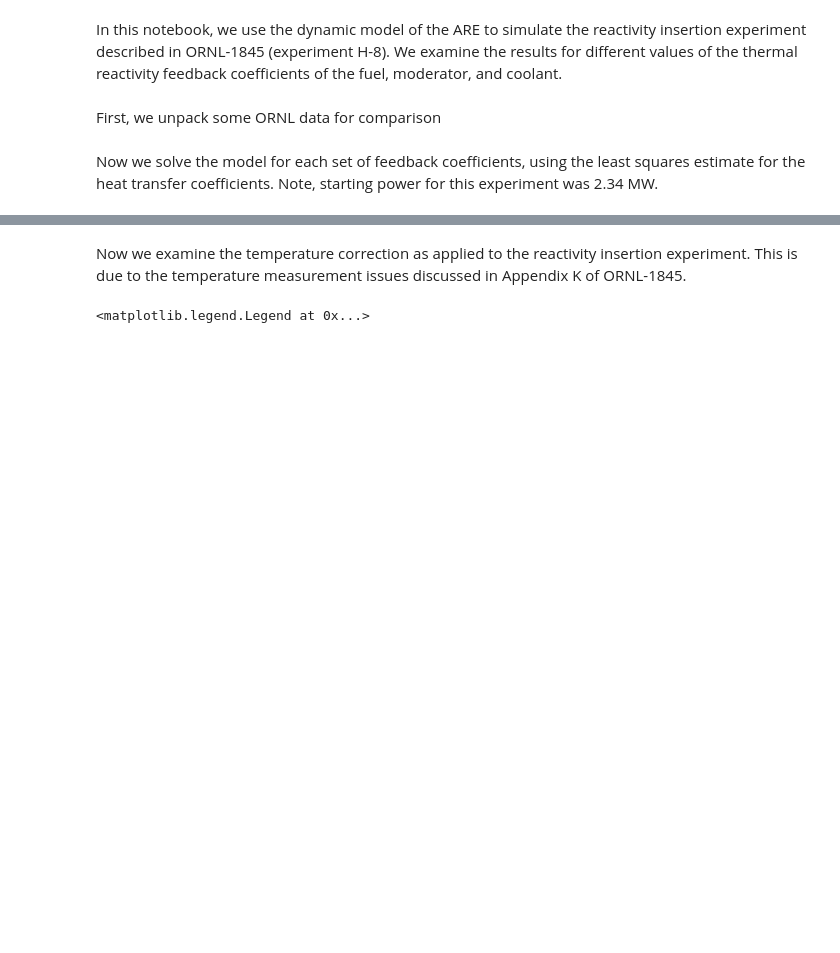
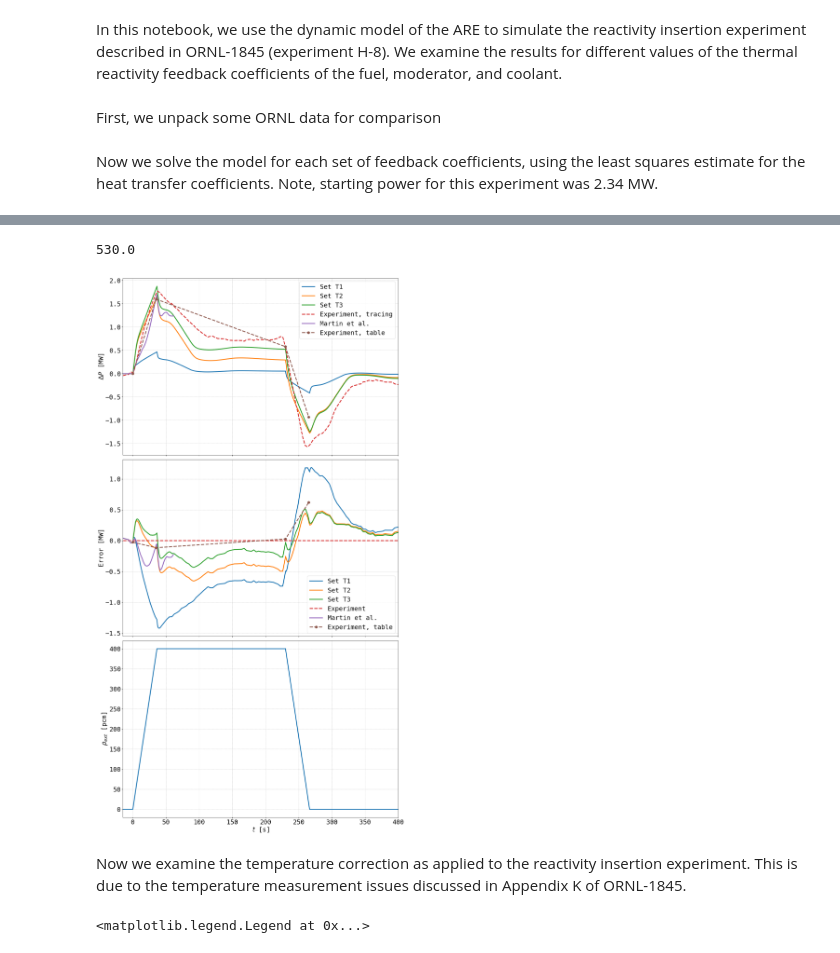
Before and after one commit to LukeLabrie/2025_ARE_paper, a Jupyter notebook: transient.ipynb, the cells around one changed output, grey strips where cells are left out. Drawn from its saved outputs; the diff is of its cells as text; code cells hidden in the pictures; blank space fills up the shorter version.

Commit message:
add additional data comparisons

```diff
--- a/transient.ipynb
+++ b/transient.ipynb
@@ -197,0 +157,3 @@ fig.tight_layout()
+# %%
+# unpack data from Martin et al
+df_martin = pd.read_csv('data/are_martin_et_al.csv', header = None)
@@ -198,3 +181,62 @@ fig.tight_layout()
+# %%
+# set up interpolators for comparison to mixed-length data sets
+from scipy.interpolate import interp1d
+exp_interp = interp1d(df_power[0]-params['t_ins'],exp_data)
+exp_data_vec = exp_interp(T_insert-params['t_ins'])
+
+i_martin = T_insert-params['t_ins'] <= 61.0
+T_martin = (T_insert-params['t_ins'])[i_martin]
+martin_interp = interp1d(df_martin[0], martin_data)
+martin_data_vec = martin_interp(T_martin)
+# %%
+# data from data table
+inserted_duration = params['t_wd'] - (params['t_ins']+params['insert_duration'])
+table_x = [0, 35, params['t_wd'] - params['t_ins'], (params['t_wd'] - params['t_ins']) + 35]
+table_y = [0, 1.60, 2.92-2.34, 2.92-2.34-1.51]
+error_y = [v - exp_interp(table_x[idx]) for idx, v in enumerate(table_y)]
+# %%
+params['t_wd']
+# %% [output]
+530.0
+# %%
+fig, axs = plt.subplots(3,1, figsize = (15,27), sharex = True)
+
+update_axis_style(axs[0], None,x_ticks=False)
+axs[0].plot(T_insert-params['t_ins'],T1_data,label="Set T1",color=colors[0],linewidth=lw)
+axs[0].plot(T_insert-params['t_ins'],T2_data,label="Set T2",color=colors[1],linewidth=lw)
+axs[0].plot(T_insert-params['t_ins'],T3_data,label="Set T3",color=colors[2],linewidth=lw)
+axs[0].plot(df_power[0]-params['t_ins'],exp_data,label="Experiment, tracing",color=colors[3],linestyle='--',linewidth=lw)
+axs[0].plot(df_martin[0], martin_data,color= colors[4],linewidth = lw,label = 'Martin et al.')
+axs[0].plot(table_x, table_y, linestyle = '--', marker = 'o', linewidth = lw, markersize = 8, label = 'Experiment, table', color = colors[5])
+axs[0].set_ylabel(r"$\Delta P$ [MW]")
+# axs[0].set_xlim([t0,tf])
+axs[0].legend(fontsize=tls)
+
+
+update_axis_style(axs[1], None,x_ticks=False)
+axs[1].plot(T_insert-params['t_ins'], T1_data-exp_data_vec,label="Set T1",color=colors[0],linewidth=lw)
+axs[1].plot(T_insert-params['t_ins'], T2_data-exp_data_vec,label="Set T2",color=colors[1],linewidth=lw)
+axs[1].plot(T_insert-params['t_ins'], T3_data-exp_data_vec,label="Set T3",color=colors[2],linewidth=lw)
+axs[1].plot(df_power[0]-params['t_ins'],exp_data-exp_data,label="Experiment, tracing",color=colors[3],linestyle='--',linewidth=lw)
+axs[1].plot(T_martin, (martin_data_vec-exp_data_vec[i_martin]),color= colors[4],linewidth = lw,label = 'Martin et al.')
+axs[1].plot(table_x, error_y, linestyle = '--', marker = 'o', linewidth = lw, markersize = 8, label = 'Experiment, table', color = colors[5])
+# axs[1].set_yscale('log')
+axs[1].set_ylabel('Error [MW]')
+axs[1].legend(fontsize = tls)
+
+
+update_axis_style(axs[2], None)
+rho_dat = np.array([ARE_dynamic.input_funcs[0](t) for t in T[T>=(params['t_ins']+t0)]])
+axs[2].plot(T[T>=(params['t_ins']+t0)]-params['t_ins'], rho_dat*(1e5), label=r'$\rho_{ext}$', linewidth=lw)
+axs[2].set_xlim([t0,tf])
+axs[2].set_ylabel(r"$\rho_{ext}$ [pcm]")
+axs[2].set_xlabel(r"$t$ [s]")
+
+fig.tight_layout()
+
+# fig.savefig('are_insert.png')
+# %% [output]
+[figure, added]
 # %% [markdown]
 Now we examine the temperature correction as applied to the reactivity insertion experiment. This is due to the temperature measurement issues discussed in Appendix K of ORNL-1845.
 # %%
```
Also changed, not shown: parts of 6 cells of this notebook, 3 other files.
